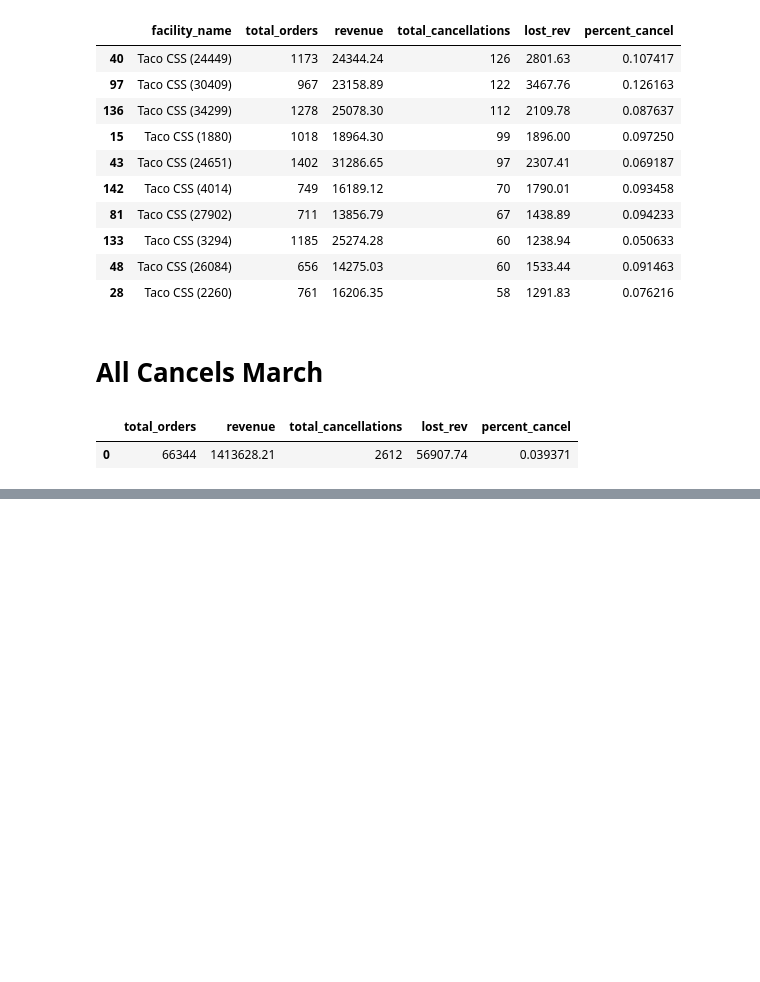
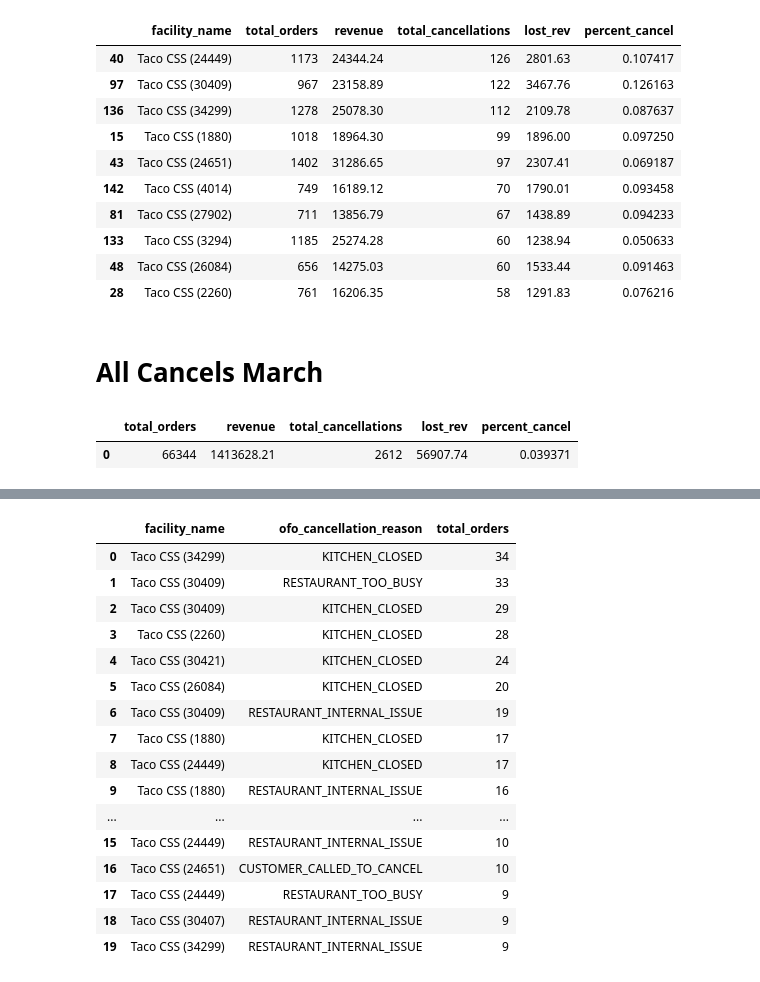
Before and after one commit to Xelven001/otter_project, a Jupyter notebook: data_cleanup.ipynb, the cells around one changed output, grey strips where cells are left out. Saved outputs shown, nothing was run; the diff lists cells and outputs as text; code cells hidden in the pictures; blank space fills up the shorter version.

```diff
--- a/data_cleanup.ipynb
+++ b/data_cleanup.ipynb
@@ -340,0 +354,41 @@ result_df.head(10)
+# %%
+
+conn = sqlite3.connect(':memory:')
+
+df.to_sql('my_table', conn, index=False)
+
+query = 'SELECT \
+        facility_name, \
+        ofo_cancellation_reason, \
+        COUNT(order_id) as total_orders\
+        FROM my_table \
+        WHERE order_status = "OFO_STATUS_CANCELED" \
+        AND ofo_cancellation_reason IS NOT NULL \
+        GROUP BY 1,2\
+        ORDER BY 3 DESC'
+
+result_df = pd.read_sql_query(query, conn)
+
+conn.close()
+
+result_df.to_csv("clean_data/cancel_facility_reason.csv")
+
+result_df.head(20)
+# %% [output]
+|  | facility_name | ofo_cancellation_reason | total_orders |
+| 0 | Taco CSS (34299) | KITCHEN_CLOSED | 34 |
+| 1 | Taco CSS (30409) | RESTAURANT_TOO_BUSY | 33 |
+| 2 | Taco CSS (30409) | KITCHEN_CLOSED | 29 |
+| 3 | Taco CSS (2260) | KITCHEN_CLOSED | 28 |
+| 4 | Taco CSS (30421) | KITCHEN_CLOSED | 24 |
+| 5 | Taco CSS (26084) | KITCHEN_CLOSED | 20 |
+| 6 | Taco CSS (30409) | RESTAURANT_INTERNAL_ISSUE | 19 |
+| 7 | Taco CSS (1880) | KITCHEN_CLOSED | 17 |
+| 8 | Taco CSS (24449) | KITCHEN_CLOSED | 17 |
+| 9 | Taco CSS (1880) | RESTAURANT_INTERNAL_ISSUE | 16 |
+| ... | ... | ... | ... |
+| 15 | Taco CSS (24449) | RESTAURANT_INTERNAL_ISSUE | 10 |
+| 16 | Taco CSS (24651) | CUSTOMER_CALLED_TO_CANCEL | 10 |
+| 17 | Taco CSS (24449) | RESTAURANT_TOO_BUSY | 9 |
+| 18 | Taco CSS (30407) | RESTAURANT_INTERNAL_ISSUE | 9 |
+| 19 | Taco CSS (34299) | RESTAURANT_INTERNAL_ISSUE | 9 |
```
Also changed, not shown: parts of 5 cells of this notebook, 3 other files.
